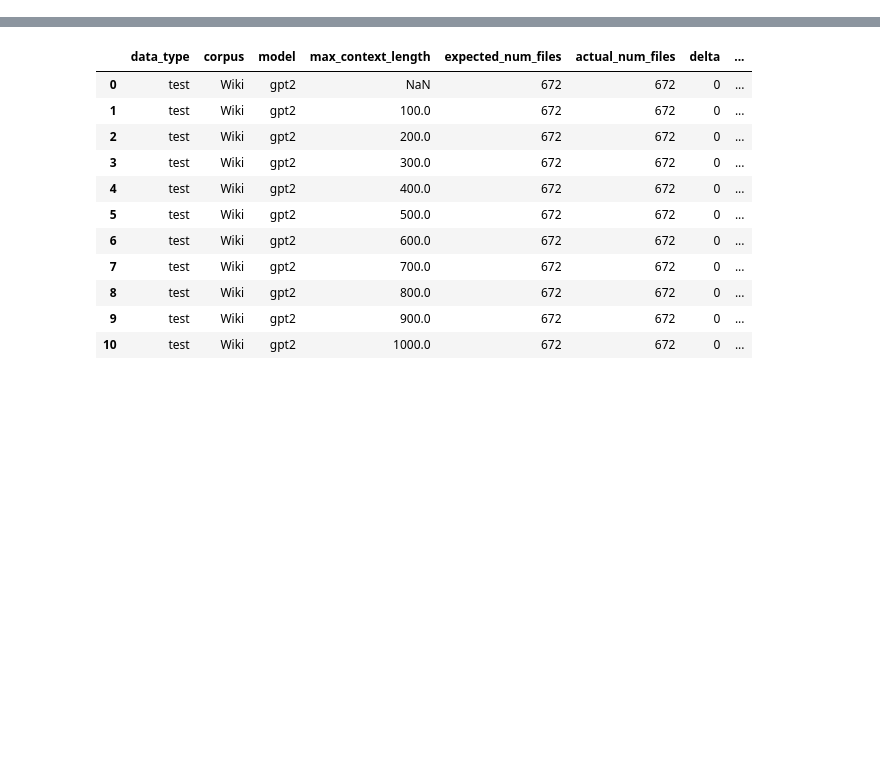
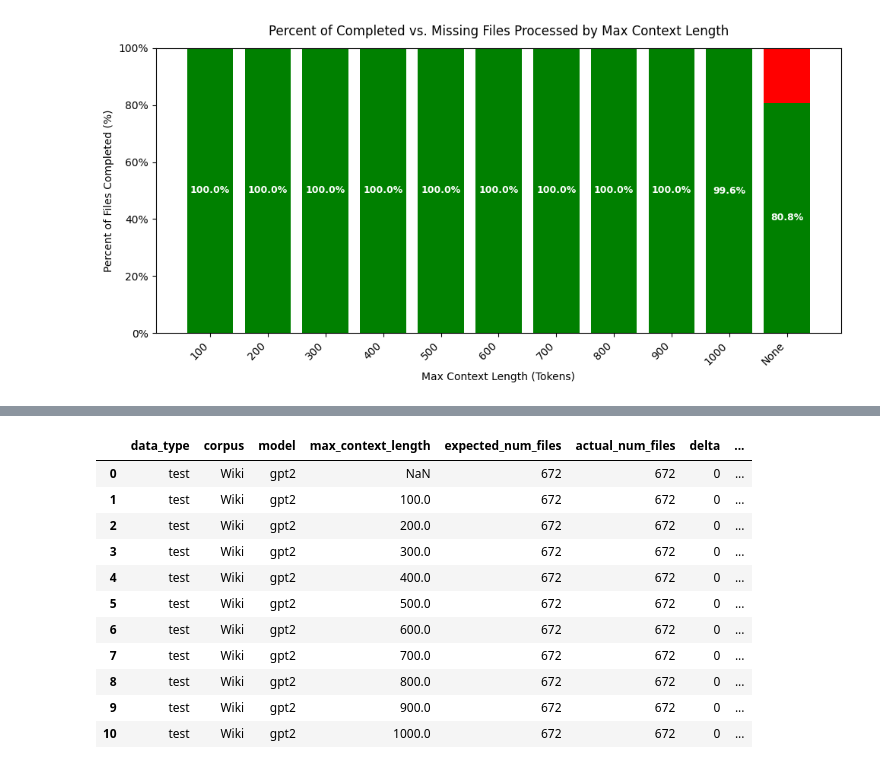
Before and after one commit to BenJCross1995/n-gram-av-methods, a Jupyter notebook: notebooks/testing/combine-scores-multi.ipynb, the cells around one changed output, grey strips where cells are left out. Saved outputs shown, nothing was run; the diff lists cells and outputs as text; code cells hidden in the pictures; blank space fills up the shorter version.

```diff
--- a/notebooks/testing/combine-scores-multi.ipynb
+++ b/notebooks/testing/combine-scores-multi.ipynb
@@ -200,0 +208,68 @@ actual_df
+# %%
+import pandas as pd
+import numpy as np
+import matplotlib.pyplot as plt
+
+df = actual_df.copy()
+
+# x-axis transform: NaN -> "None"; else int -> str
+df["max_context_cat"] = df["max_context_length"].map(
+    lambda v: "None" if pd.isna(v) else str(int(v))
+)
+
+# ordered categorical: numeric ascending then "None" last (if present)
+numeric_levels = sorted({int(v) for v in df.loc[df["max_context_cat"] != "None", "max_context_cat"]})
+x_order = [str(v) for v in numeric_levels]
+if (df["max_context_cat"] == "None").any():
+    x_order.append("None")
+
+df["max_context_cat"] = pd.Categorical(df["max_context_cat"], categories=x_order, ordered=True)
+
+# If you have multiple rows per max_context_length, aggregate first (mean here)
+plot_df = (
+    df.groupby("max_context_cat", as_index=False)[["complete_pct", "missing_pct"]]
+      .mean()
+      .sort_values("max_context_cat")
+)
+
+x_labels = plot_df["max_context_cat"].astype(str).to_list()
+complete = plot_df["complete_pct"].to_numpy()
+missing  = plot_df["missing_pct"].to_numpy()
+
+x = np.arange(len(x_labels))
+
+fig, ax = plt.subplots(figsize=(10, 5))
+
+ax.bar(x, complete, color="green")
+ax.bar(x, missing, bottom=complete, color="red")
+
+# label completed % in middle of green segment if > 0
+for i, c in enumerate(complete):
+    if c > 0:
+        ax.text(
+            x[i],
+            c / 2,
+            f"{round(c * 100, 1)}%",
+            ha="center",
+            va="center",
+            color="white",
+            fontsize=9,
+            fontweight="bold",
+        )
+
+ax.set_ylim(0, 1)
+ax.set_ylabel("Percent of Files Completed (%)")
+ax.set_xlabel("Max Context Length (Tokens)")
+ax.set_title("Percent of Completed vs. Missing Files Processed by Max Context Length", pad=12)
+
+ticks = np.linspace(0, 1, 6)
+ax.set_yticks(ticks)
+ax.set_yticklabels([f"{int(t*100)}%" for t in ticks])
+
+ax.set_xticks(x)
+ax.set_xticklabels(x_labels, rotation=45, ha="right")
+
+plt.tight_layout()
+plt.show()
+# %% [output]
+[figure, added]
```
Also changed, not shown: parts of 10 cells of this notebook, 1 other file.
